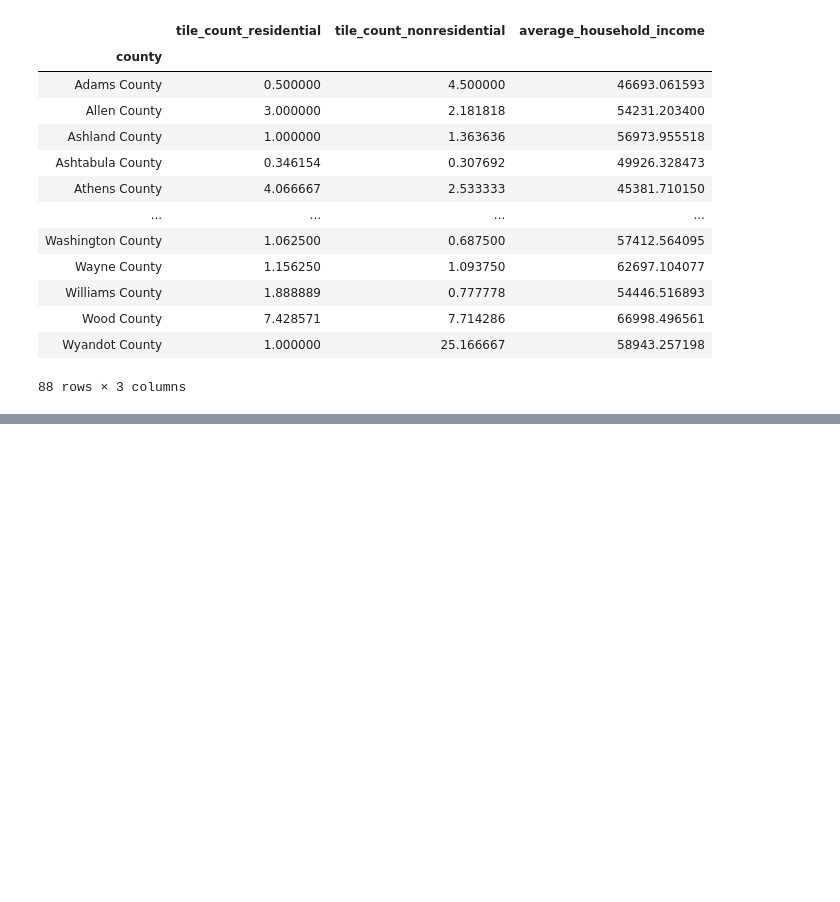
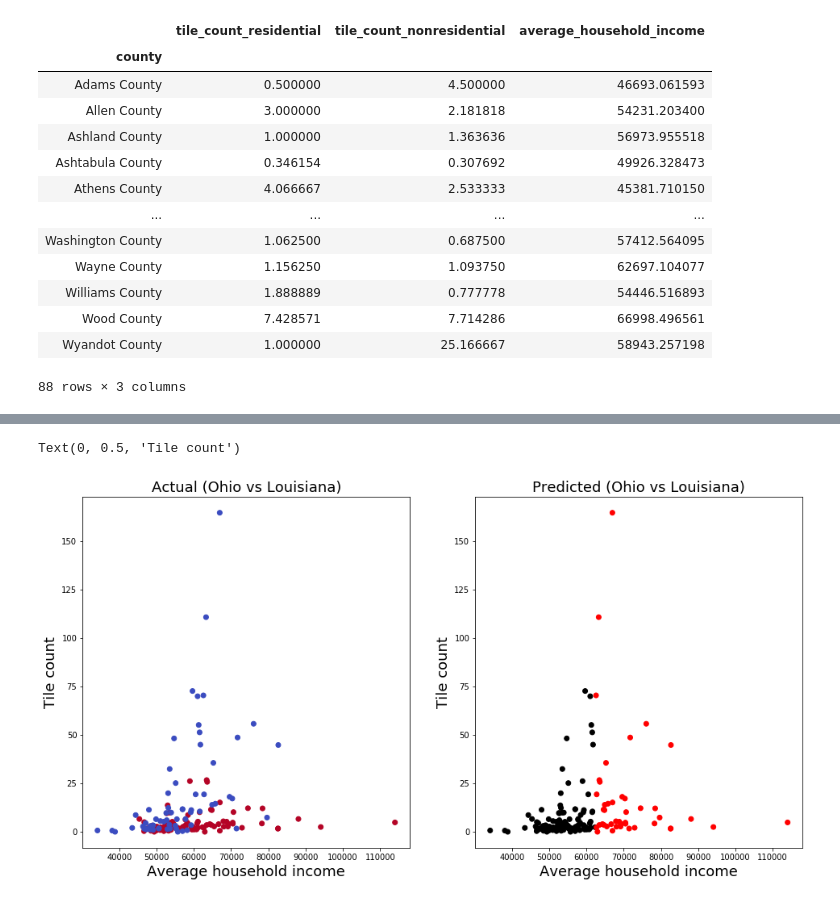
Before and after one commit to zs19930830/CMPE255, a Jupyter notebook: src/analysis.ipynb, the cells around one changed output, grey strips where cells are left out. Cells and saved outputs as stored; diff of their text form; code cells hidden in the pictures; blank space fills up the shorter version.

Commit message:
added clustering

```diff
--- a/src/analysis.ipynb
+++ b/src/analysis.ipynb
@@ -153,0 +254,3 @@ ohioDF[['county','tile_count_residential','tile_count_nonresidential','average_h
+# %%
+y = np.array(appended_df['state'])
+y
@@ -153,0 +265,4 @@ ohioDF[['county','tile_count_residential','tile_count_nonresidential','average_h
+# %%
+kmeans = KMeans(n_clusters=2, random_state=21)
+# %%
+kmeans.fit(X)
@@ -153,0 +279,3 @@ ohioDF[['county','tile_count_residential','tile_count_nonresidential','average_h
+# %%
+new_labels = kmeans.labels_
+new_labels
@@ -153,0 +291,13 @@ ohioDF[['county','tile_count_residential','tile_count_nonresidential','average_h
+# %%
+fig, axes = plt.subplots(1, 2, figsize=(16,8))
+axes[0].scatter(X[:,1], X[:,0], c=y, cmap="coolwarm")
+axes[0].set_title("Actual (Ohio vs Louisiana)", fontsize=18)
+axes[0].set_xlabel("Average household income", fontsize=18)
+axes[0].set_ylabel("Tile count", fontsize=18)
+axes[1].scatter(X[:,1], X[:,0], c=new_labels, cmap="flag")
+axes[1].set_title("Predicted (Ohio vs Louisiana)", fontsize=18)
+axes[1].set_xlabel("Average household income", fontsize=18)
+axes[1].set_ylabel("Tile count", fontsize=18)
+# %% [output]
+Text(0, 0.5, 'Tile count')
+[figure, added]
```
Also changed, not shown: parts of 19 cells of this notebook, 1 other file.
